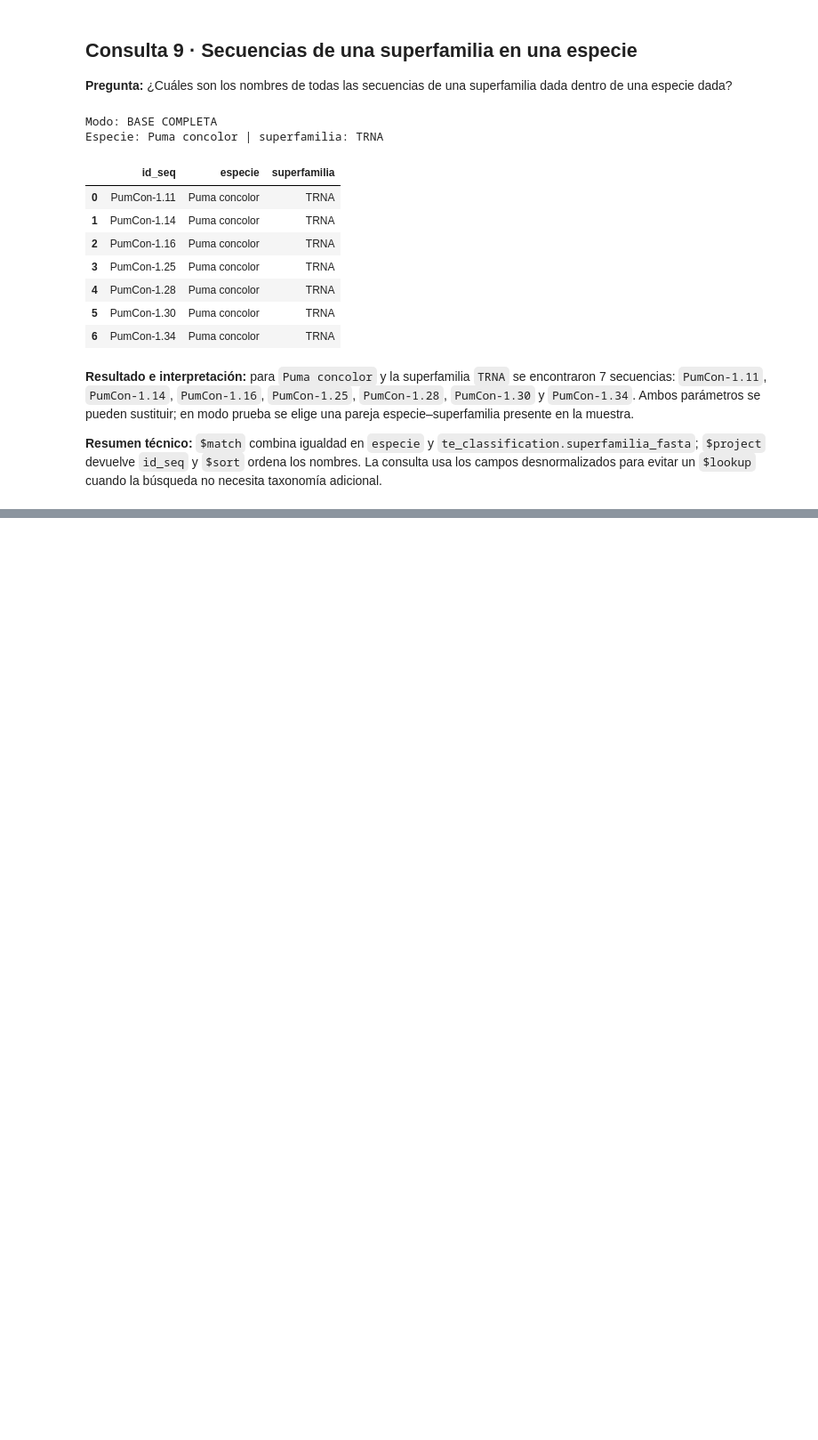
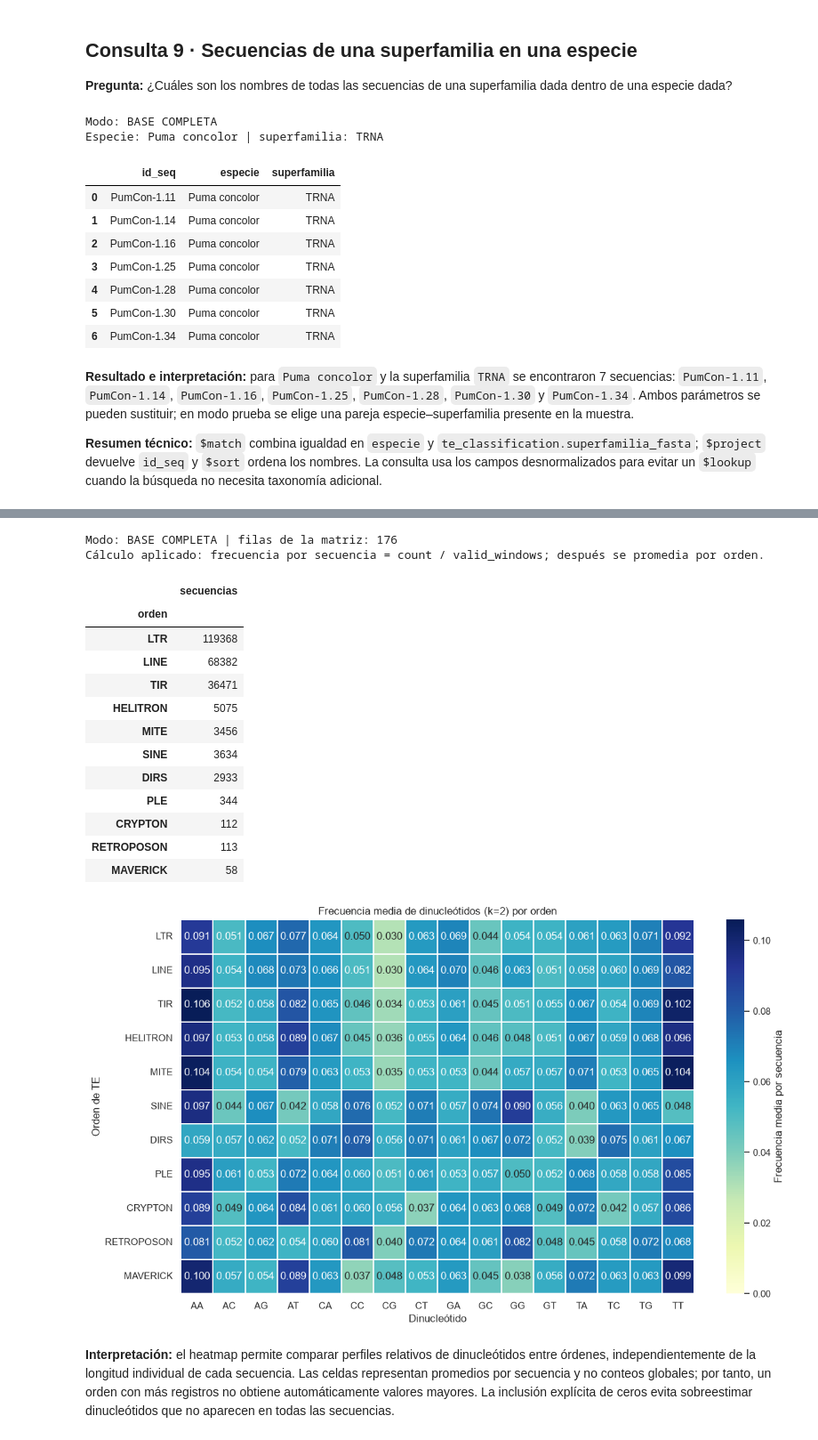
Before and after one commit to VilladaV/panteon-mongodb-bd2, a Jupyter notebook: notebooks/02_consultas_y_figuras.ipynb, the cells around one changed output, grey strips where cells are left out. Shown at 89% size. Saved outputs shown, nothing was run; the diff lists cells and outputs as text; code cells hidden in the pictures; blank space fills up the shorter version.

```diff
--- a/notebooks/02_consultas_y_figuras.ipynb
+++ b/notebooks/02_consultas_y_figuras.ipynb
@@ -473,0 +704,54 @@ Especie: Puma concolor | superfamilia: TRNA
+# %%
+salida_figura_04 = figura_04_dinucleotidos(
+    db_analiticas, MODO_PRUEBA_FIGURAS, TAMANO_MUESTRA_FIGURAS
+)
+datos_figura_04 = pd.DataFrame(salida_figura_04["datos"])
+tabla_heatmap = (
+    datos_figura_04.pivot_table(
+        index="orden", columns="dinucleotido",
+        values="frecuencia_promedio", aggfunc="mean"
+    )
+    .reindex(index=ORDENES_FIGURAS, columns=DINUCLEOTIDOS)
+)
+
+figura_04, ax = plt.subplots(figsize=(12, 7))
+sns.heatmap(
+    tabla_heatmap, mask=tabla_heatmap.isna(), cmap="YlGnBu",
+    vmin=0, vmax=float(np.nanmax(tabla_heatmap.to_numpy())),
+    annot=True, fmt=".3f", linewidths=0.35, linecolor="white",
+    cbar_kws={"label": "Frecuencia media por secuencia"}, ax=ax
+)
+ax.set_xlabel("Dinucleótido")
+ax.set_ylabel("Orden de TE")
+ax.set_title("Frecuencia media de dinucleótidos (k=2) por orden")
+figura_04.tight_layout()
+rutas_figura_04 = guardar_figura(figura_04, "figura_4_heatmap_dinucleotidos")
+
+tabla_muestras_heatmap = (
+    datos_figura_04.groupby("orden")["secuencias_validas"]
+    .max().reindex(ORDENES_FIGURAS)
+)
+print("Modo:", salida_figura_04["modo"], "| filas de la matriz:", len(datos_figura_04))
+print("Cálculo aplicado: frecuencia por secuencia = count / valid_windows; después se promedia por orden.")
+display(tabla_muestras_heatmap.to_frame("secuencias"))
+display(figura_04)
+plt.close(figura_04)
+# %% [output]
+Modo: BASE COMPLETA | filas de la matriz: 176
+Cálculo aplicado: frecuencia por secuencia = count / valid_windows; después se promedia por orden.
+|  | secuencias |
+| orden |  |
+| LTR | 119368 |
+| LINE | 68382 |
+| TIR | 36471 |
+| HELITRON | 5075 |
+| MITE | 3456 |
+| SINE | 3634 |
+| DIRS | 2933 |
+| PLE | 344 |
+| CRYPTON | 112 |
+| RETROPOSON | 113 |
+| MAVERICK | 58 |
+[figure, added]
+# %% [markdown]
+**Interpretación:** el heatmap permite comparar perfiles relativos de dinucleótidos entre órdenes, independientemente de la longitud individual de cada secuencia. Las celdas representan promedios por secuencia y no conteos globales; por tanto, un orden con más registros no obtiene automáticamente valores mayores. La inclusión explícita de ceros evita sobreestimar dinucleótidos que no aparecen en todas las secuencias.
```
Also changed, not shown: parts of 14 cells of this notebook, 9 other files.
